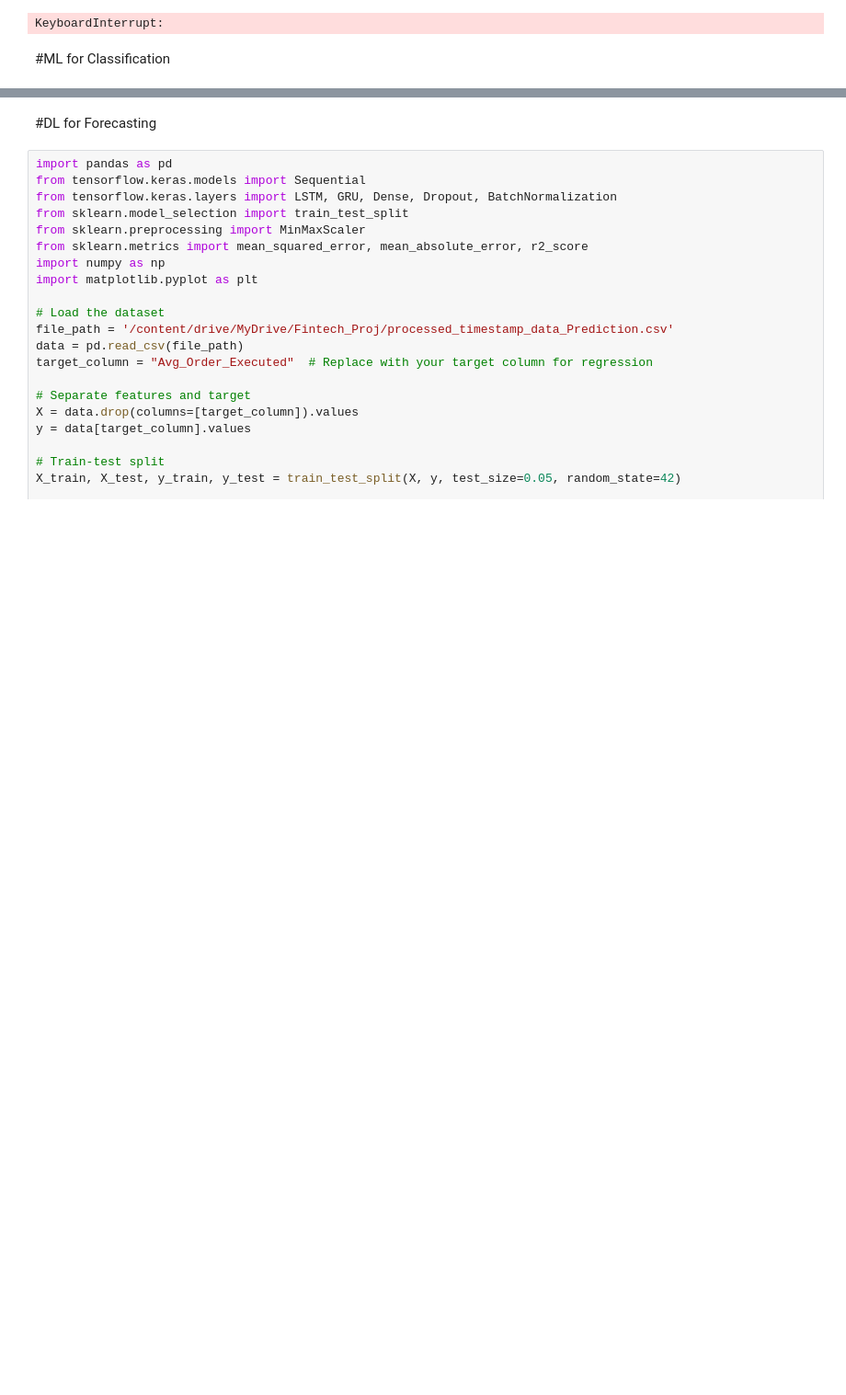
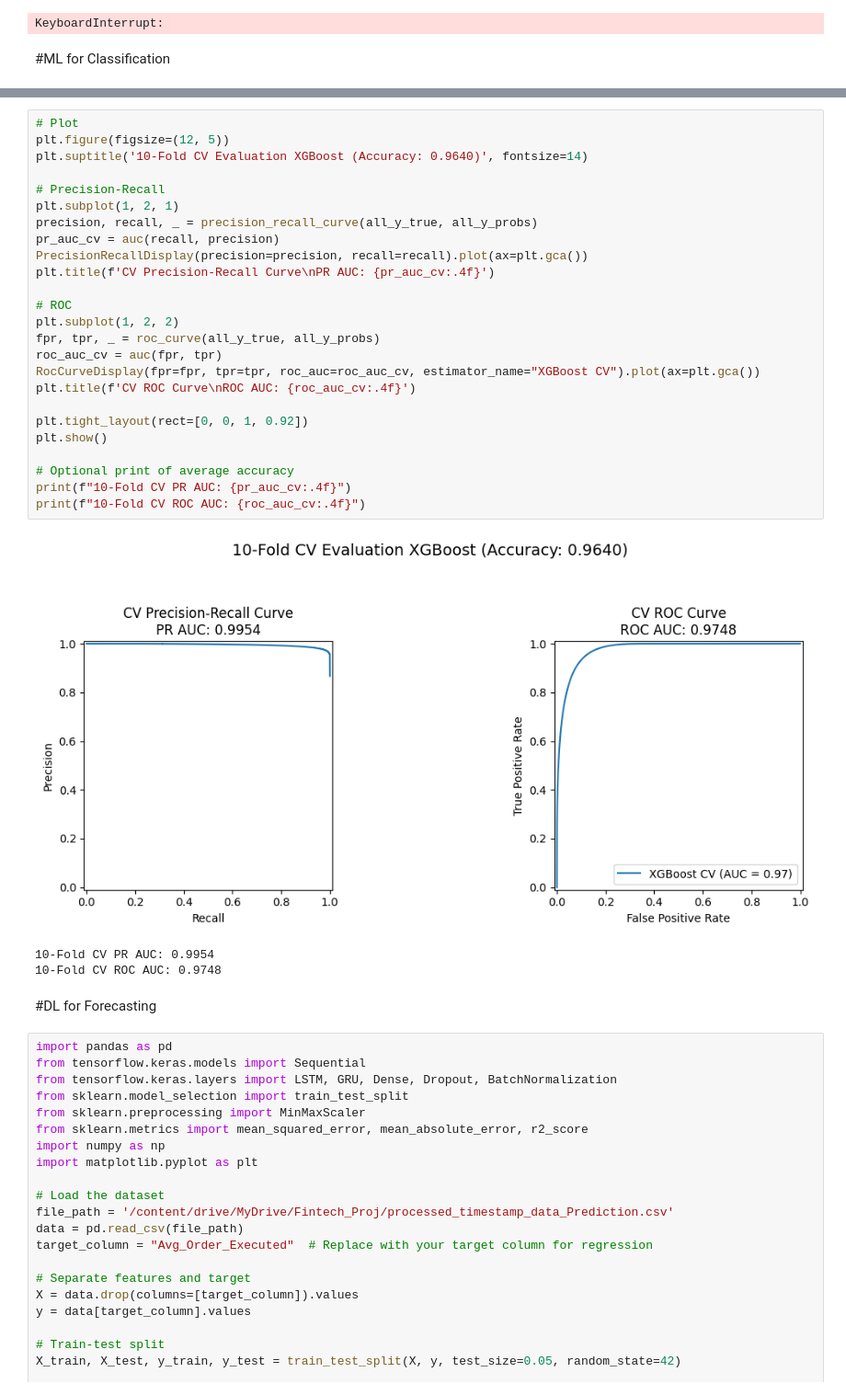
Before and after one commit to ShalevLeviS/Final_Project, a Jupyter notebook: Fintech_Semester B.ipynb, the cells around one changed output, grey strips where cells are left out. Shown at 92% size. Drawn from its saved outputs; the diff is of its cells as text; blank space fills up the shorter version.

```diff
--- a/Fintech_Semester B.ipynb
+++ b/Fintech_Semester B.ipynb
@@ -715,3 +896,32 @@ Trial 5 - Accuracy: 0.9612, Params: {'max_depth': 12, 'learning_rate': 0.0980776
+# %%
+# Plot
+plt.figure(figsize=(12, 5))
+plt.suptitle('10-Fold CV Evaluation XGBoost (Accuracy: 0.9640)', fontsize=14)
+
+# Precision-Recall
+plt.subplot(1, 2, 1)
+precision, recall, _ = precision_recall_curve(all_y_true, all_y_probs)
+pr_auc_cv = auc(recall, precision)
+PrecisionRecallDisplay(precision=precision, recall=recall).plot(ax=plt.gca())
+plt.title(f'CV Precision-Recall Curve\nPR AUC: {pr_auc_cv:.4f}')
+
+# ROC
+plt.subplot(1, 2, 2)
+fpr, tpr, _ = roc_curve(all_y_true, all_y_probs)
+roc_auc_cv = auc(fpr, tpr)
+RocCurveDisplay(fpr=fpr, tpr=tpr, roc_auc=roc_auc_cv, estimator_name="XGBoost CV").plot(ax=plt.gca())
+plt.title(f'CV ROC Curve\nROC AUC: {roc_auc_cv:.4f}')
+
+plt.tight_layout(rect=[0, 0, 1, 0.92])
+plt.show()
+
+# Optional print of average accuracy
+print(f"10-Fold CV PR AUC: {pr_auc_cv:.4f}")
+print(f"10-Fold CV ROC AUC: {roc_auc_cv:.4f}")
+# %% [output]
+[figure, added]
+10-Fold CV PR AUC: 0.9954
+10-Fold CV ROC AUC: 0.9748
 # %% [markdown]
 #DL for Forecasting
 # %%
```
Also changed, not shown: parts of 26 cells of this notebook.
